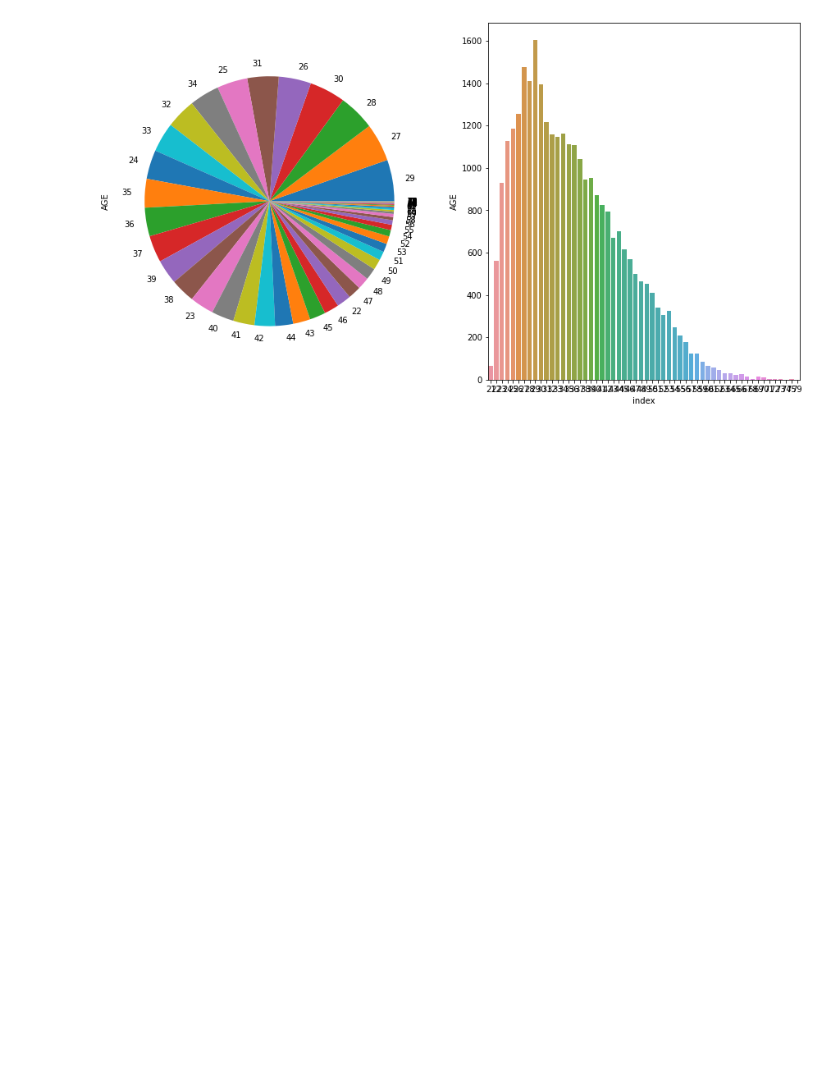
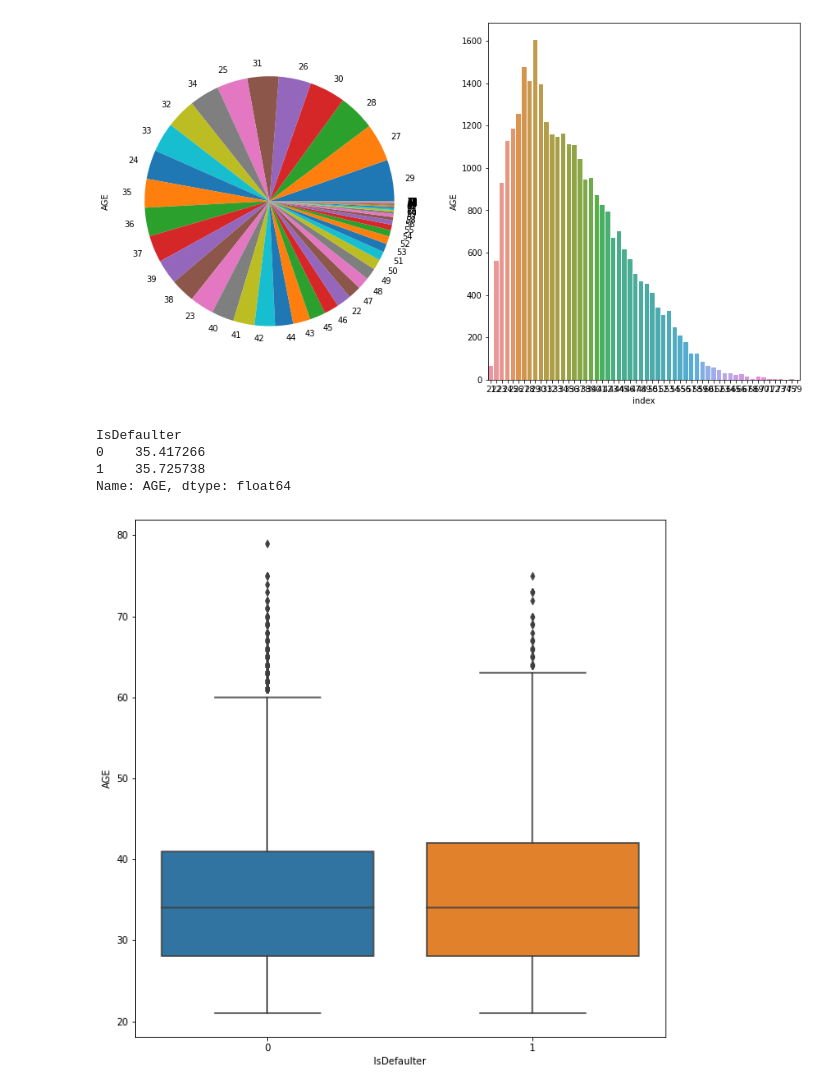
Before and after one commit to Creatrohit9/Credit-Card-Default-Prediction-Rohit-Bhadauriya, a Jupyter notebook: Credit_Card_Default_Prediction(Proponent_Ds)_Rohit_Bhadauriya_Capstone_Project.ipynb, the cells around one changed output. Saved outputs shown, nothing was run; the diff lists cells and outputs as text; code cells hidden in the pictures; blank space fills up the shorter version.

```diff
--- a/Credit_Card_Default_Prediction(Proponent_Ds)_Rohit_Bhadauriya_Capstone_Project.ipynb
+++ b/Credit_Card_Default_Prediction(Proponent_Ds)_Rohit_Bhadauriya_Capstone_Project.ipynb
@@ -219,0 +228,4 @@ Name: MARRIAGE, dtype: int64
+# %%
+fil = cred_df['MARRIAGE'] == 0
+cred_df.loc[fil, 'MARRIAGE'] = 3
+cred_df['MARRIAGE'].value_counts()
@@ -255,6 +272,8 @@ cred_df.head()
 | 2 | 3 | 90000 | 2 | 2 | 2 | 34 | 0 | 0 | 0 | 0 | ... |
 | 3 | 4 | 50000 | 2 | 2 | 1 | 37 | 0 | 0 | 0 | 0 | ... |
 | 4 | 5 | 50000 | 1 | 2 | 1 | 57 | -1 | 0 | -1 | 0 | ... |
+# %%
+cred_df['AGE']=cred_df['AGE'].astype('int')
 # %%
 fig, axes = plt.subplots(ncols=2,figsize=(15,8))
 age_df=cred_df['AGE'].value_counts().reset_index()
@@ -263,3 +282,17 @@ sns.barplot(x='index',y='AGE',data=age_df,ax = axes[1],orient='v')
 # %% [output]
 <matplotlib.axes._subplots.AxesSubplot at 0x...>
 [figure]
+# %%
+cred_df.groupby('IsDefaulter')['AGE'].mean()
+# %% [output]
+IsDefaulter
+0    35.417266
+1    35.725738
+Name: AGE, dtype: float64
+# %%
+cred_df = cred_df.astype('int')
+# %%
+plt.figure(figsize=(10,10))
+ax = sns.boxplot(x="IsDefaulter", y="AGE", data=cred_df)
+# %% [output]
+[figure, added]
```
Also changed, not shown: parts of 2 cells of this notebook.
